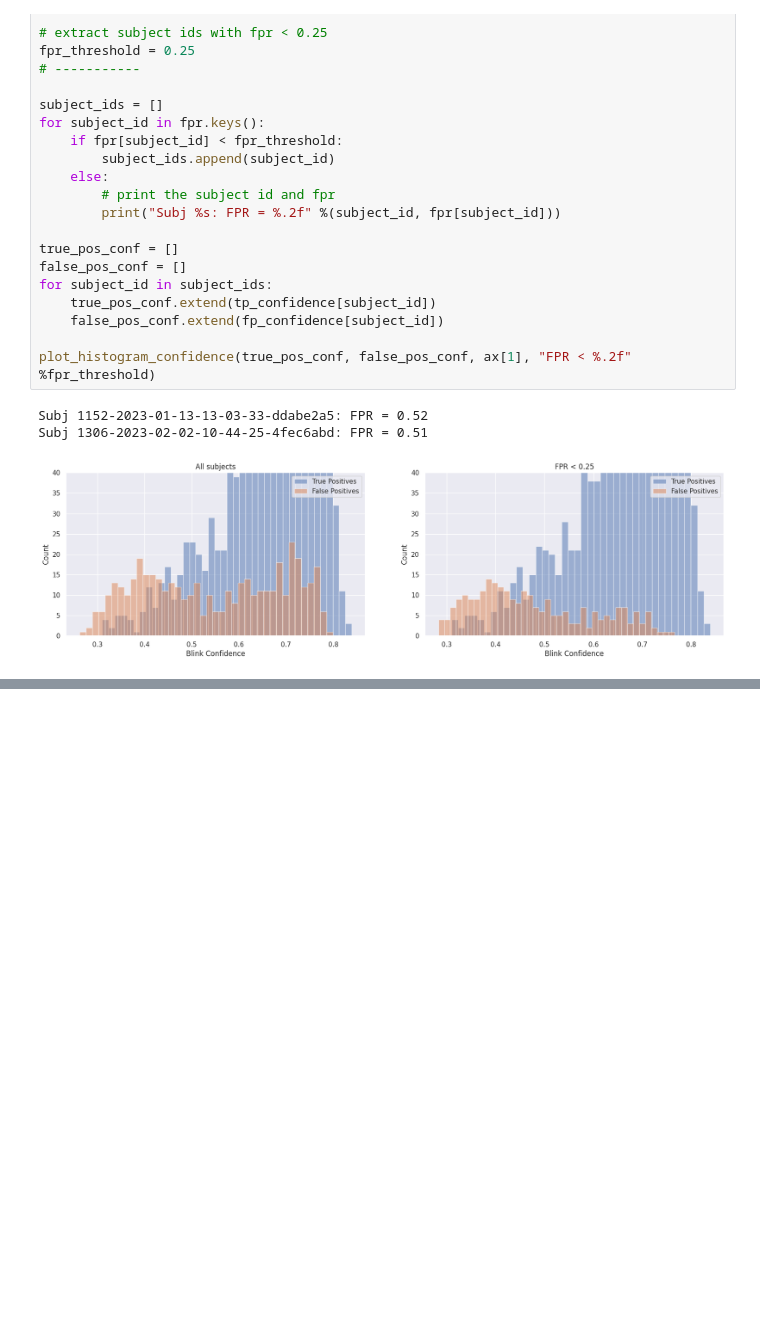
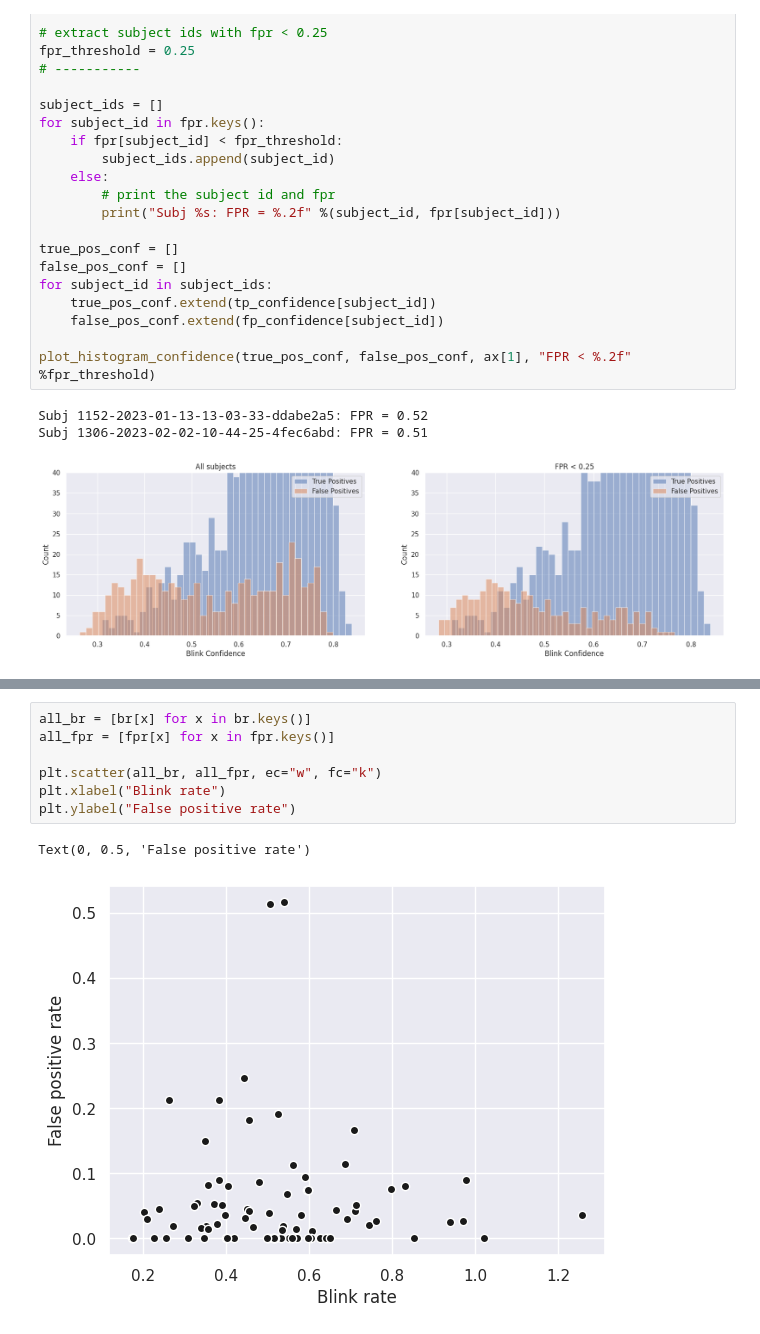
Before and after one commit to tpfffr/neon_blink_detection, a Jupyter notebook: notebooks/detect_blinks.ipynb, the cells around one changed output, grey strips where cells are left out. Cells and saved outputs as stored; diff of their text form; blank space fills up the shorter version.

```diff
--- a/notebooks/detect_blinks.ipynb
+++ b/notebooks/detect_blinks.ipynb
@@ -445,0 +427,10 @@ Subj 1306-2023-02-02-10-44-25-4fec6abd: FPR = 0.51
+# %%
+all_br = [br[x] for x in br.keys()]
+all_fpr = [fpr[x] for x in fpr.keys()]
+
+plt.scatter(all_br, all_fpr, ec="w", fc="k")
+plt.xlabel("Blink rate")
+plt.ylabel("False positive rate")
+# %% [output]
+Text(0, 0.5, 'False positive rate')
+[figure, added]
```
Also changed, not shown: parts of 4 cells of this notebook, 7 other files.
